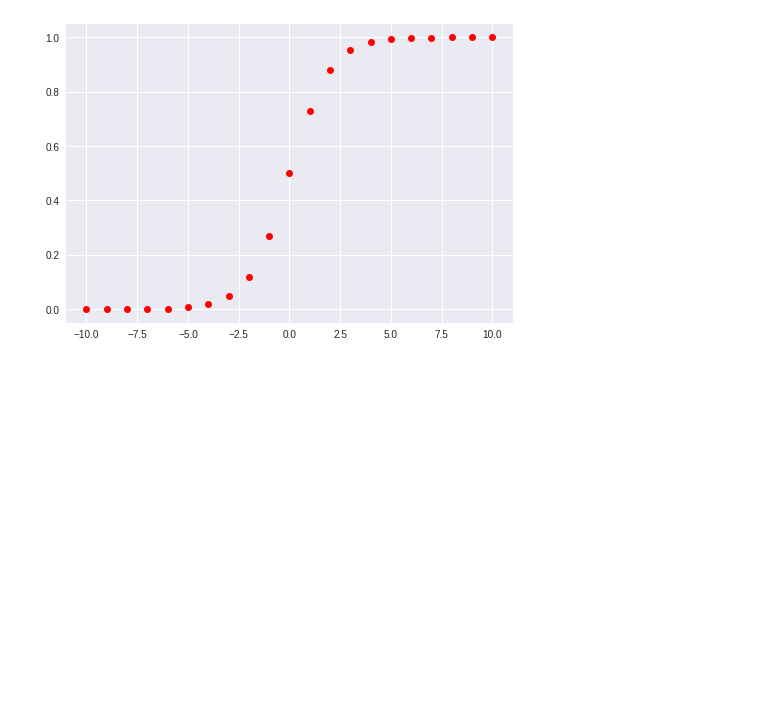
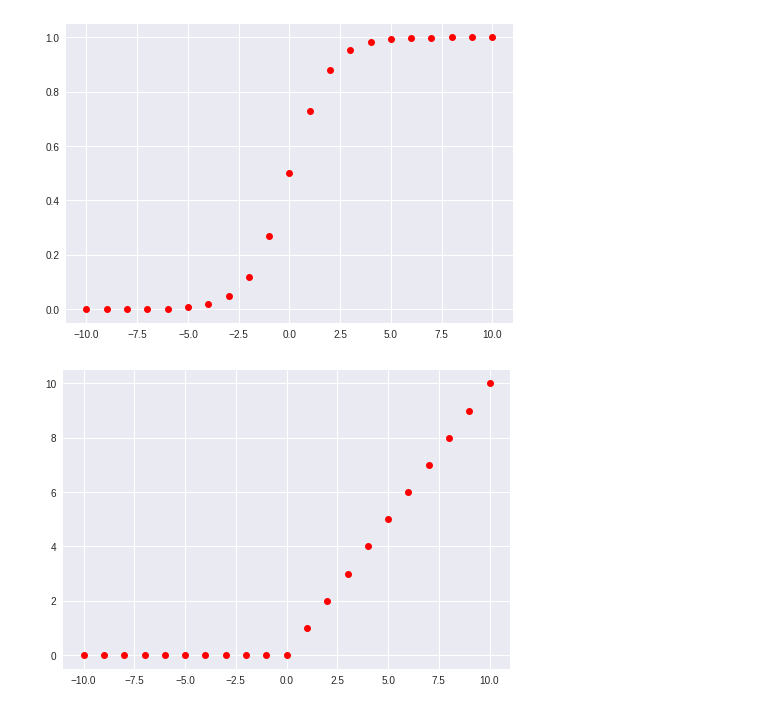
Before and after one commit to rationality6/ml_notebook, a Jupyter notebook: random_numbers.ipynb, the cells around one changed output. Cells and saved outputs as stored; diff of their text form; code cells hidden in the pictures; blank space fills up the shorter version.

```diff
--- a/random_numbers.ipynb
+++ b/random_numbers.ipynb
@@ -78,6 +78,8 @@ plt.show()
 [figure]
 # %%
 x = [*range(-10,11)]
-y = [*map(lambda g:1/(1+math.exp(-g)),x)]
+y = [*map(lambda g:max(0,g),x)]
 plt.plot(x,y,'ro')
 plt.show()
+# %% [output]
+[figure, added]
```
Also changed, not shown: parts of 3 cells of this notebook.
